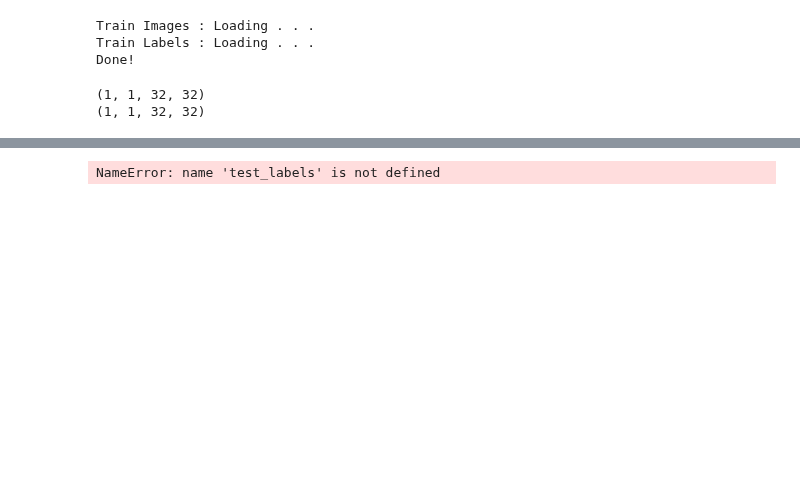
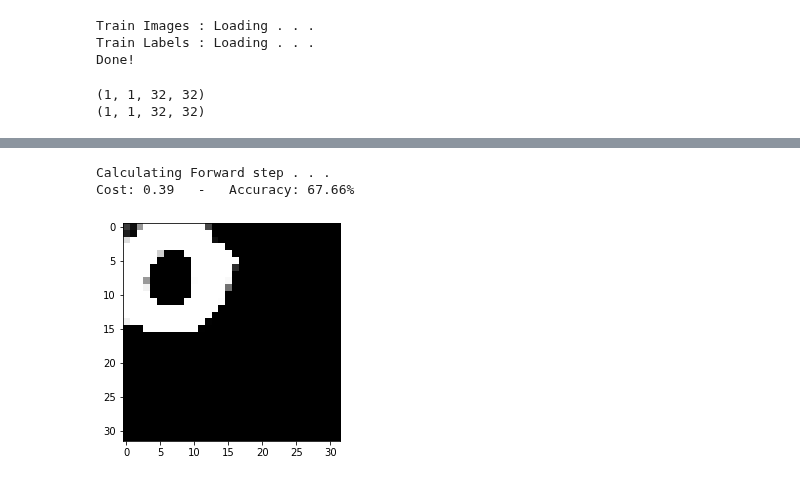
Before and after one commit to labis7/UNET-Using-Numpy, a Jupyter notebook: U-Net - Numpy - Small Version2.ipynb, the cells around one changed output, grey strips where cells are left out. Cells and saved outputs as stored; diff of their text form; code cells hidden in the pictures; blank space fills up the shorter version.

```diff
--- a/U-Net - Numpy - Small Version2.ipynb
+++ b/U-Net - Numpy - Small Version2.ipynb
@@ -979,27 +1129,34 @@ Image: 1/1
 # %%
 ###### Prediction ######
+Validate(train_images, train_labels, params_values);
+pass
+"""
 Yt = test_labels.T
 temp1 = []
 for i in range(Yt.shape[1]):
         for j in range(Yt.shape[0]):
             if(Yt[j][i]==1):
                 temp1.append(j)
 Yt=np.array(temp1)
 Y_test_hat, _ = full_forward_propagation(np.transpose(test_images), params_values, NN_ARCHITECTURE)#multiple?!
 
 Yht = np.array(Y_test_hat.T)
 #x_log=np.log( np.exp(Yh) / np.sum(np.exp(Yh), axis = 1) )  #(60000,10) , we need to add along columns so we get sum of 1 on every example-row
 num = np.exp(Yht)
 den = np.sum(np.exp(Yht), axis = 1)
 for i in range(Yht.shape[0]): #60000
                 #for j in range(Yh.shape[1]): #10
                 Yht[i][:] = np.log(num[i][:] / den[i])
 
 #cost = get_cost_value(Yht, Yt)
 
 #cost_history.append(cost)
 accuracy = get_accuracy_value(Y_test_hat, test_labels.T)
 #accuracy_history.append(accuracy)
 print("Accuracy: {:.5f}%".format( accuracy*100))
+"""
+pass
 # %% [output]
-NameError: name 'test_labels' is not defined
+Calculating Forward step . . .
+Cost: 0.39   -   Accuracy: 67.66%
+[figure, added]
```
Also changed, not shown: parts of 6 cells of this notebook, 1 other file.
